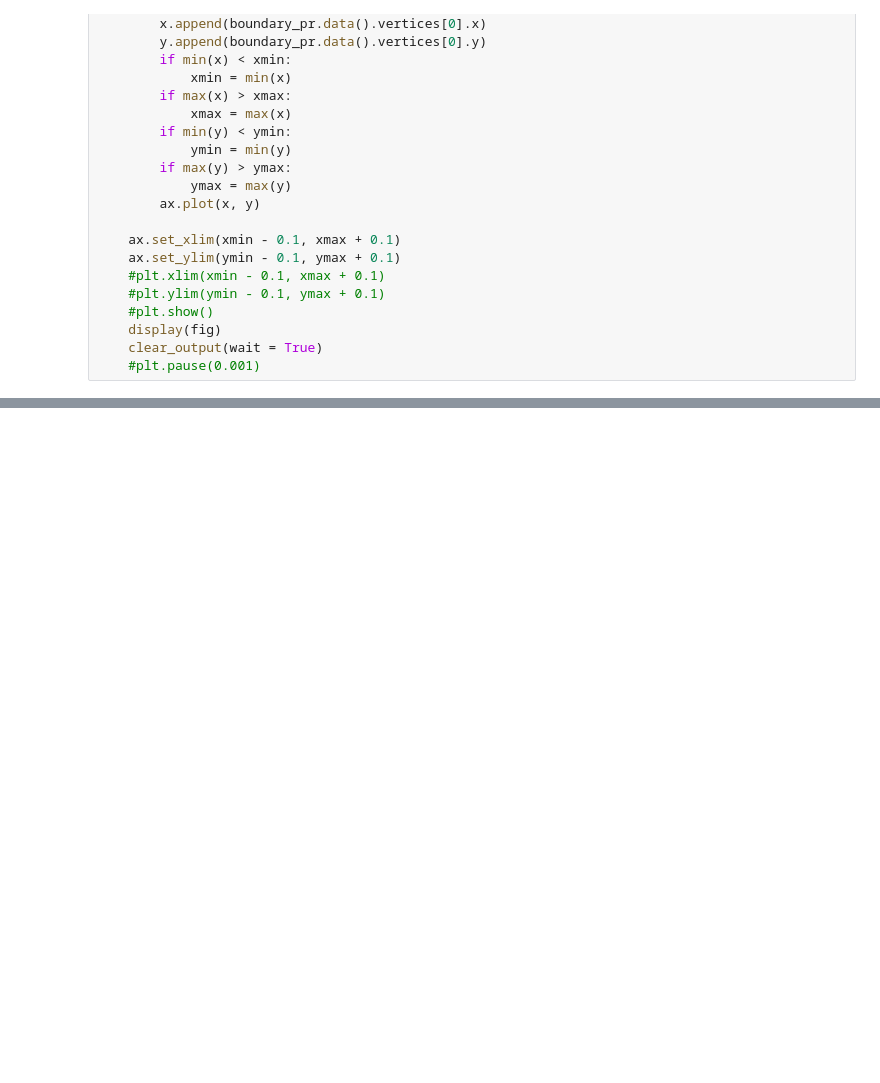
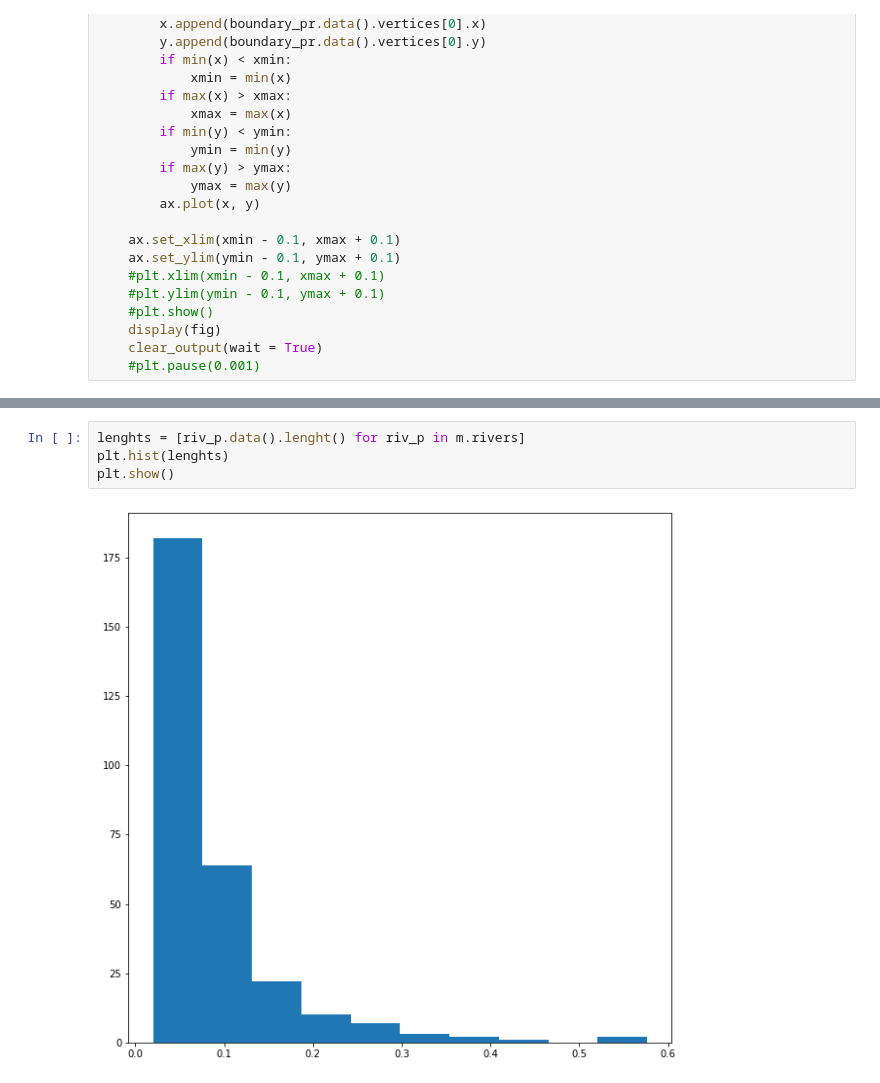
Before and after one commit to okmechak/riversimpy, a Jupyter notebook: histogram.ipynb, the cells around one changed output, grey strips where cells are left out. Cells and saved outputs as stored; diff of their text form; blank space fills up the shorter version.

```diff
--- a/histogram.ipynb
+++ b/histogram.ipynb
@@ -159,0 +171,6 @@ for source_id in m.sources.getSourcesIds():
+# %%
+lenghts = [riv_p.data().lenght() for riv_p in m.rivers]
+plt.hist(lenghts)
+plt.show()
+# %% [output]
+[figure, added]
```
Also changed, not shown: parts of 10 cells of this notebook, 1 other file.
